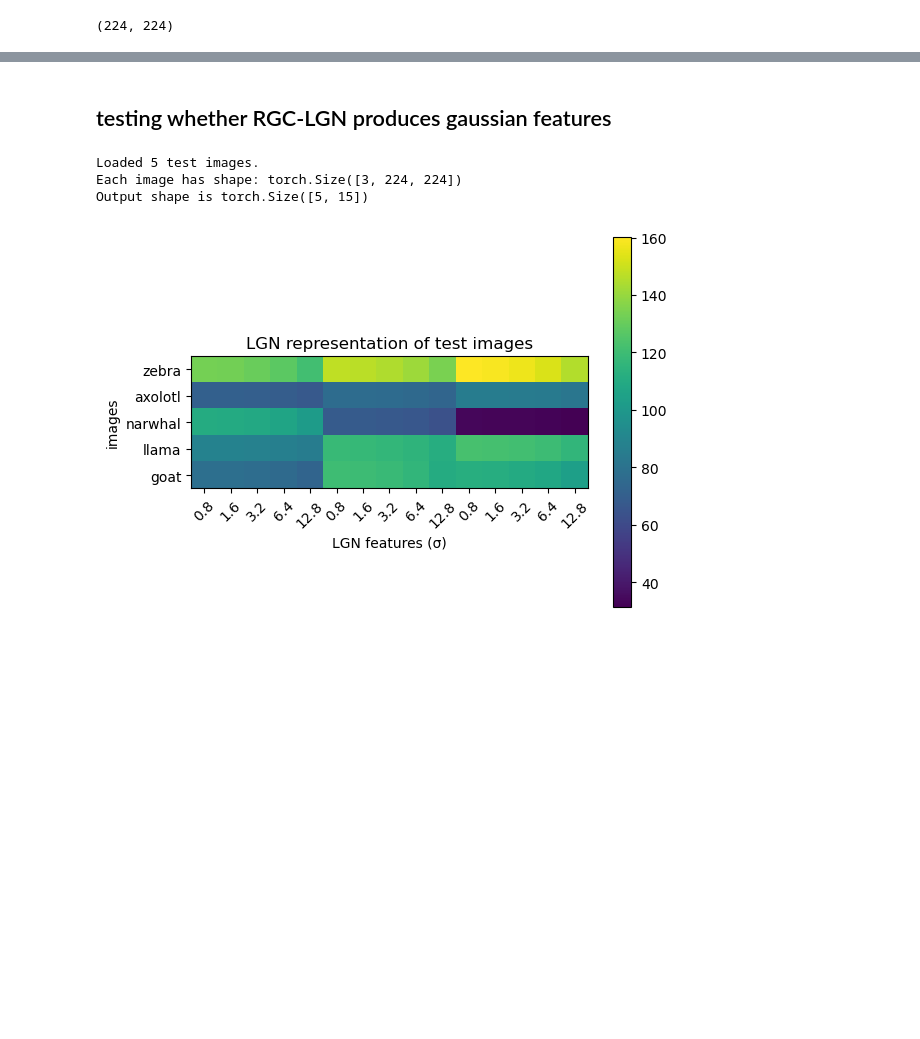
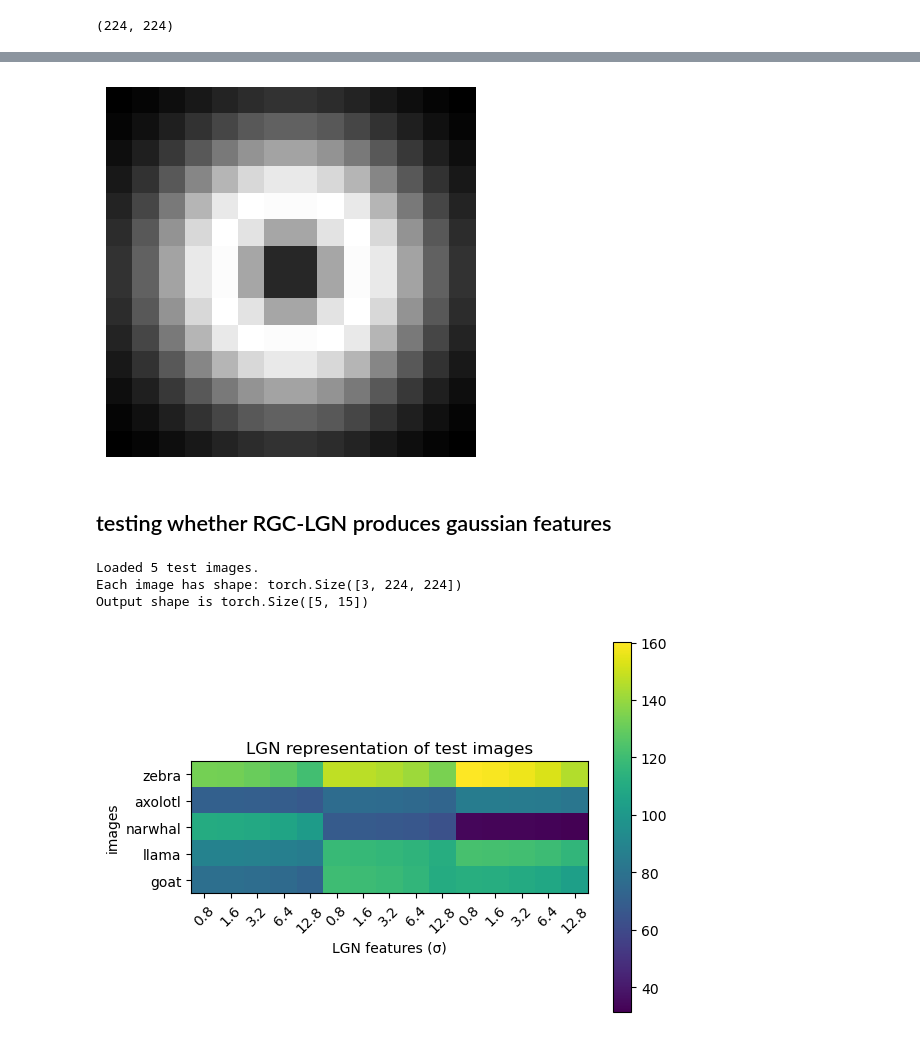
Before and after one commit to MarioDipoppa/thalamocortical_powerlaw, a Jupyter notebook: testing.ipynb, the cells around one changed output, grey strips where cells are left out. Saved outputs shown, nothing was run; the diff lists cells and outputs as text; code cells hidden in the pictures; blank space fills up the shorter version.

```diff
--- a/testing.ipynb
+++ b/testing.ipynb
@@ -32,3 +36,9 @@ plt.show()
+# %%
+plt.imshow(model.lgn.kernels[25], cmap="gray")
+plt.axis("off")
+plt.show()
+# %% [output]
+[figure, added]
 # %%
 # resize the test images so they are consistent
 import glob
```
Also changed, not shown: parts of 4 cells of this notebook, 1 other file.
